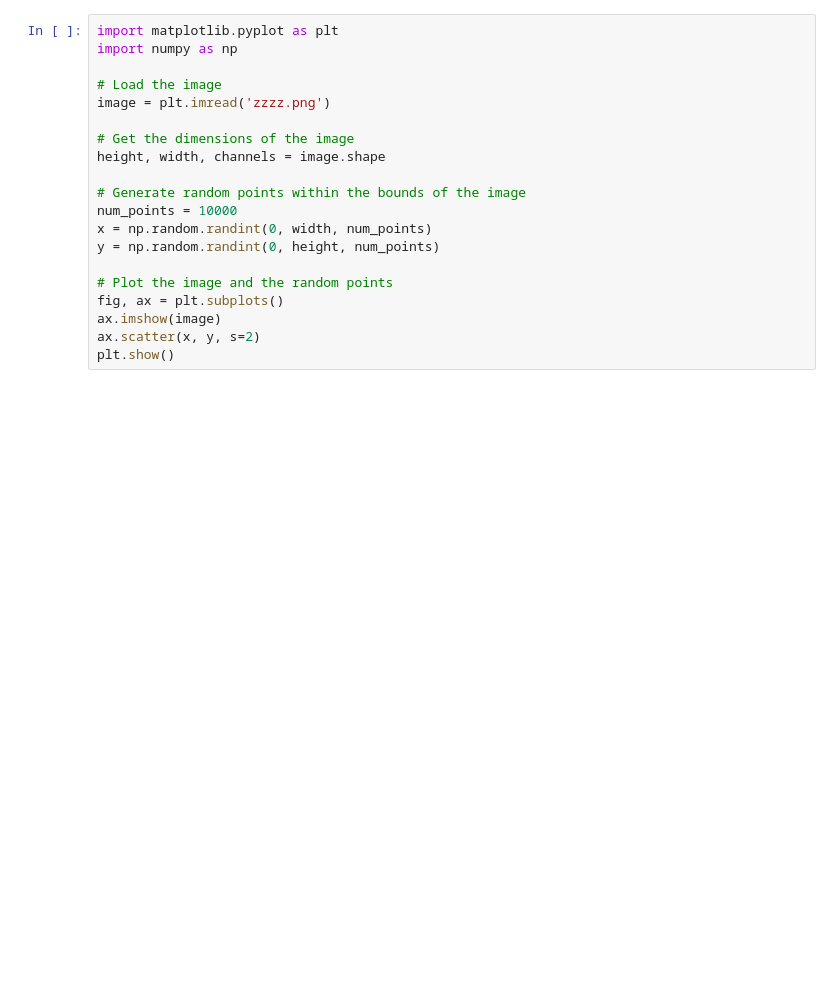
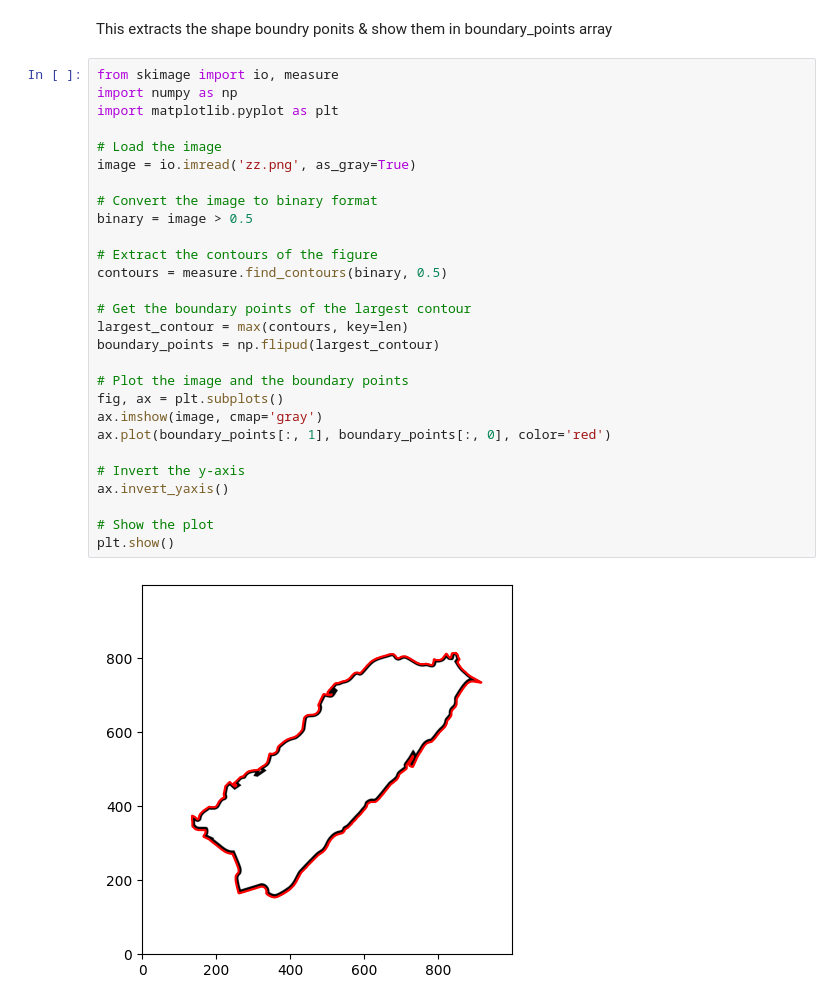
Before and after one commit to Rakibul73/Simulation_Modeling_Code, a Jupyter notebook: area_of_irreglar_figure_using_monte.ipynb, the cells around one changed output. Cells and saved outputs as stored; diff of their text form; blank space fills up the shorter version.

Commit message:
finished irregular shape area with monte carlo

```diff
--- a/area_of_irreglar_figure_using_monte.ipynb
+++ b/area_of_irreglar_figure_using_monte.ipynb
@@ -34,20 +1,32 @@ print("Estimated area:", figure_area)
-# %%
-import matplotlib.pyplot as plt
-import numpy as np
-
-# Load the image
-image = plt.imread('zzzz.png')
-
-# Get the dimensions of the image
-height, width, channels = image.shape
-
-# Generate random points within the bounds of the image
-num_points = 10000
-x = np.random.randint(0, width, num_points)
-y = np.random.randint(0, height, num_points)
-
-# Plot the image and the random points
-fig, ax = plt.subplots()
-ax.imshow(image)
-ax.scatter(x, y, s=2)
-plt.show()
+# %% [markdown]
+This extracts the shape boundry ponits & show them in boundary_points array
+# %%
+from skimage import io, measure
+import numpy as np
+import matplotlib.pyplot as plt
+
+# Load the image
+image = io.imread('zz.png', as_gray=True)
+
+# Convert the image to binary format
+binary = image > 0.5
+
+# Extract the contours of the figure
+contours = measure.find_contours(binary, 0.5)
+
+# Get the boundary points of the largest contour
+largest_contour = max(contours, key=len)
+boundary_points = np.flipud(largest_contour)
+
+# Plot the image and the boundary points
+fig, ax = plt.subplots()
+ax.imshow(image, cmap='gray')
+ax.plot(boundary_points[:, 1], boundary_points[:, 0], color='red')
+
+# Invert the y-axis
+ax.invert_yaxis()
+
+# Show the plot
+plt.show()
+# %% [output]
+[figure, added]
```
Also changed, not shown: parts of 8 cells of this notebook, 2 other files.
